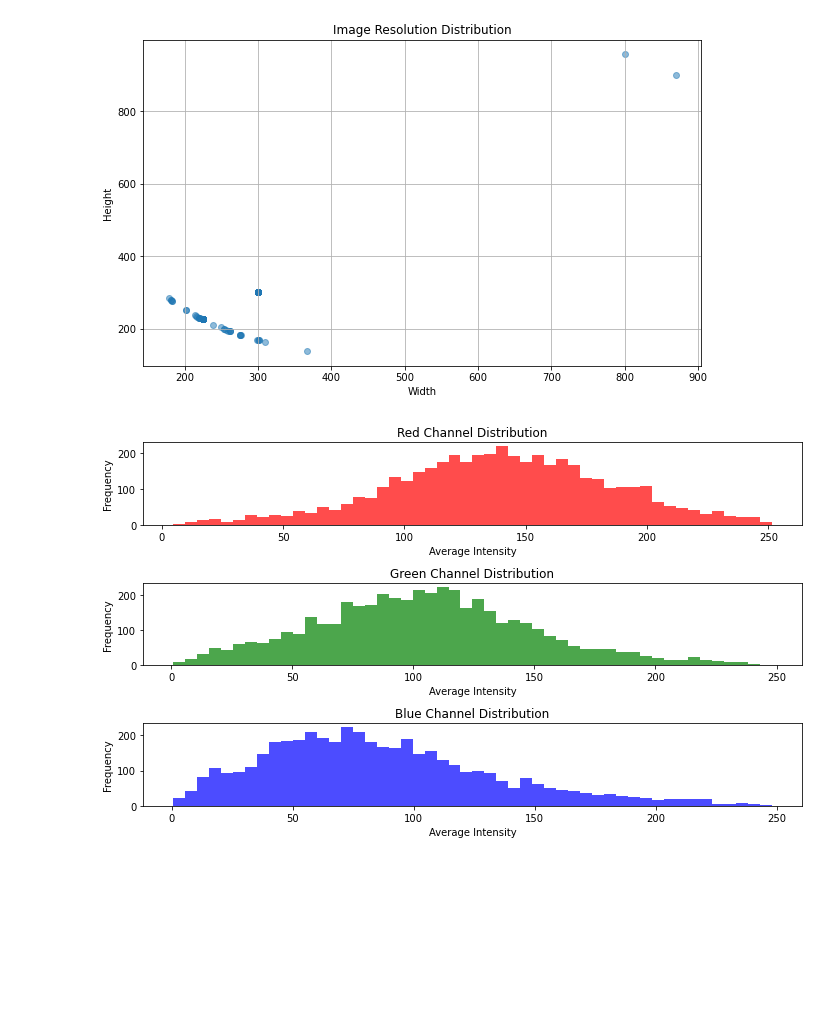
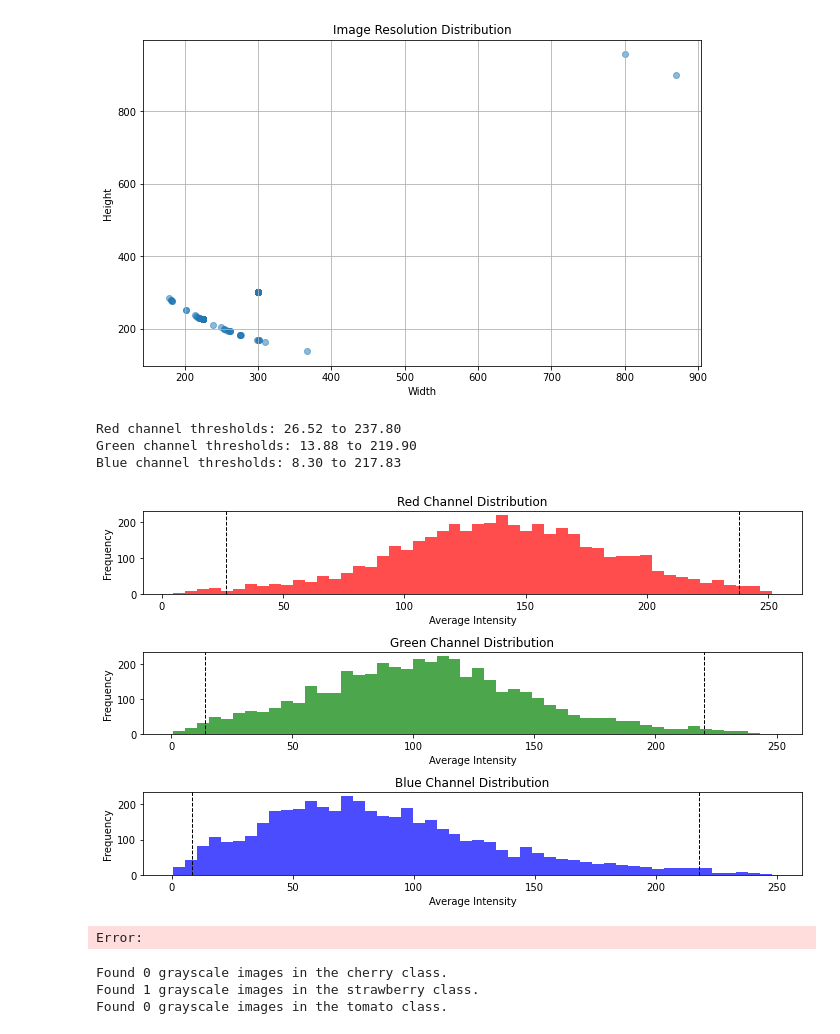
Before and after one commit to calvinlinz/aiml421capstone, a Jupyter notebook: eda.ipynb, the cells around one changed output. Drawn from its saved outputs; the diff is of its cells as text; code cells hidden in the pictures; blank space fills up the shorter version.

```diff
--- a/eda.ipynb
+++ b/eda.ipynb
@@ -76,6 +76,9 @@ import os
 from PIL import Image
 import numpy as np
 import matplotlib.pyplot as plt
+
+def calculate_thresholds(values, lower_percentile=1, upper_percentile=99):
+    return np.percentile(values, [lower_percentile, upper_percentile])
 
 classes = ['cherry', 'strawberry', 'tomato']
 data_dir = './train_data'
@@ -98,31 +101,82 @@ for class_name in classes:
                 avg_g = np.mean(np_img[:, :, 1])
                 avg_b = np.mean(np_img[:, :, 2])
 
                 avg_r_values.append(avg_r)
                 avg_g_values.append(avg_g)
                 avg_b_values.append(avg_b)
 
+# Calculate thresholds
+r_thresholds = calculate_thresholds(avg_r_values)
+g_thresholds = calculate_thresholds(avg_g_values)
+b_thresholds = calculate_thresholds(avg_b_values)
+
+print(f"Red channel thresholds: {r_thresholds[0]:.2f} to {r_thresholds[1]:.2f}")
+print(f"Green channel thresholds: {g_thresholds[0]:.2f} to {g_thresholds[1]:.2f}")
+print(f"Blue channel thresholds: {b_thresholds[0]:.2f} to {b_thresholds[1]:.2f}")
+
+# Plotting
 plt.figure(figsize=(10, 6))
 
 plt.subplot(3, 1, 1)
 plt.hist(avg_r_values, bins=50, color='red', alpha=0.7)
+plt.axvline(r_thresholds[0], color='k', linestyle='dashed', linewidth=1)
+plt.axvline(r_thresholds[1], color='k', linestyle='dashed', linewidth=1)
 plt.title('Red Channel Distribution')
 plt.xlabel('Average Intensity')
 plt.ylabel('Frequency')
 
 plt.subplot(3, 1, 2)
 plt.hist(avg_g_values, bins=50, color='green', alpha=0.7)
+plt.axvline(g_thresholds[0], color='k', linestyle='dashed', linewidth=1)
+plt.axvline(g_thresholds[1], color='k', linestyle='dashed', linewidth=1)
 plt.title('Green Channel Distribution')
 plt.xlabel('Average Intensity')
 plt.ylabel('Frequency')
 
 plt.subplot(3, 1, 3)
 plt.hist(avg_b_values, bins=50, color='blue', alpha=0.7)
+plt.axvline(b_thresholds[0], color='k', linestyle='dashed', linewidth=1)
+plt.axvline(b_thresholds[1], color='k', linestyle='dashed', linewidth=1)
 plt.title('Blue Channel Distribution')
 plt.xlabel('Average Intensity')
 plt.ylabel('Frequency')
 
 plt.tight_layout()
 plt.show()
 # %% [output]
+Red channel thresholds: 26.52 to 237.80
+Green channel thresholds: 13.88 to 219.90
+Blue channel thresholds: 8.30 to 217.83
-[figure, old version]
+[figure, new version]
+Error:
+# %%
+import numpy as np
+
+def detect_grayscale_images(image_data):
+    grayscale_images = {}
+
+    # Iterate over each class and its images
+    for class_name, images in image_data.items():
+        grayscale_list = []
+
+        for img in images:
+            img_np = np.array(img)
+
+            # Grayscale images have 2 dimensions (height, width) instead of 3 (height, width, channels)
+            if len(img_np.shape) == 2:
+                grayscale_list.append(img)
+
+        grayscale_images[class_name] = grayscale_list
+
+    return grayscale_images
+
+# Detect grayscale images in the dataset
+grayscale_images = detect_grayscale_images(data)
+
+# Print the results
+for class_name, images in grayscale_images.items():
+    print(f'Found {len(images)} grayscale images in the {class_name} class.')
+# %% [output]
+Found 0 grayscale images in the cherry class.
+Found 1 grayscale images in the strawberry class.
+Found 0 grayscale images in the tomato class.
```
Also changed, not shown: 1 other file.
